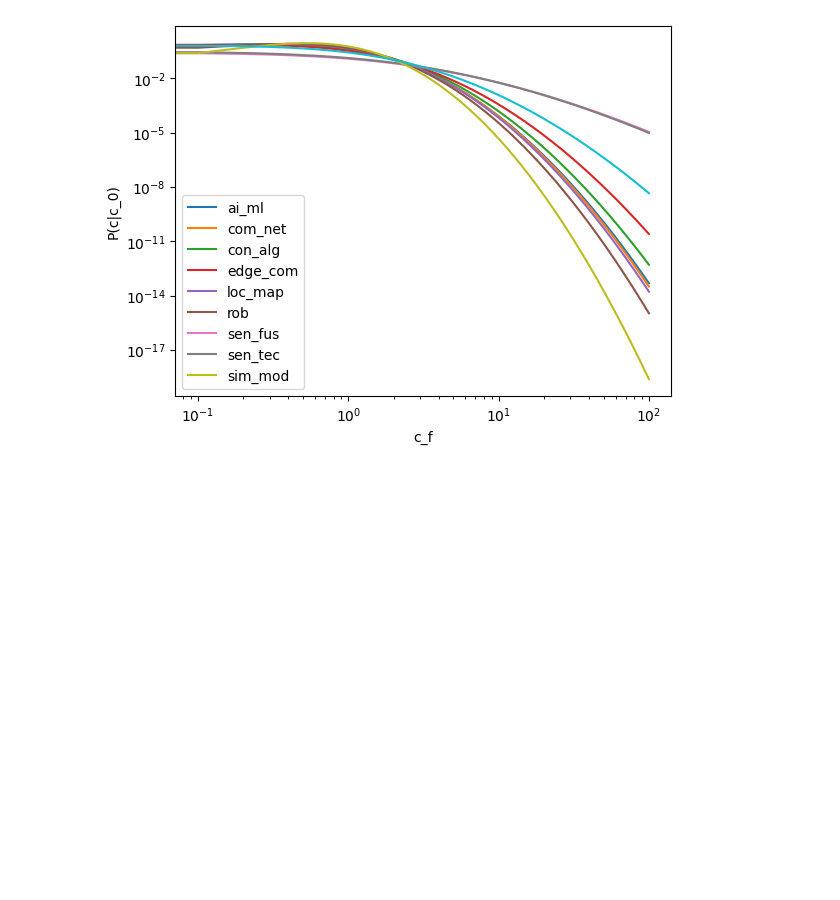
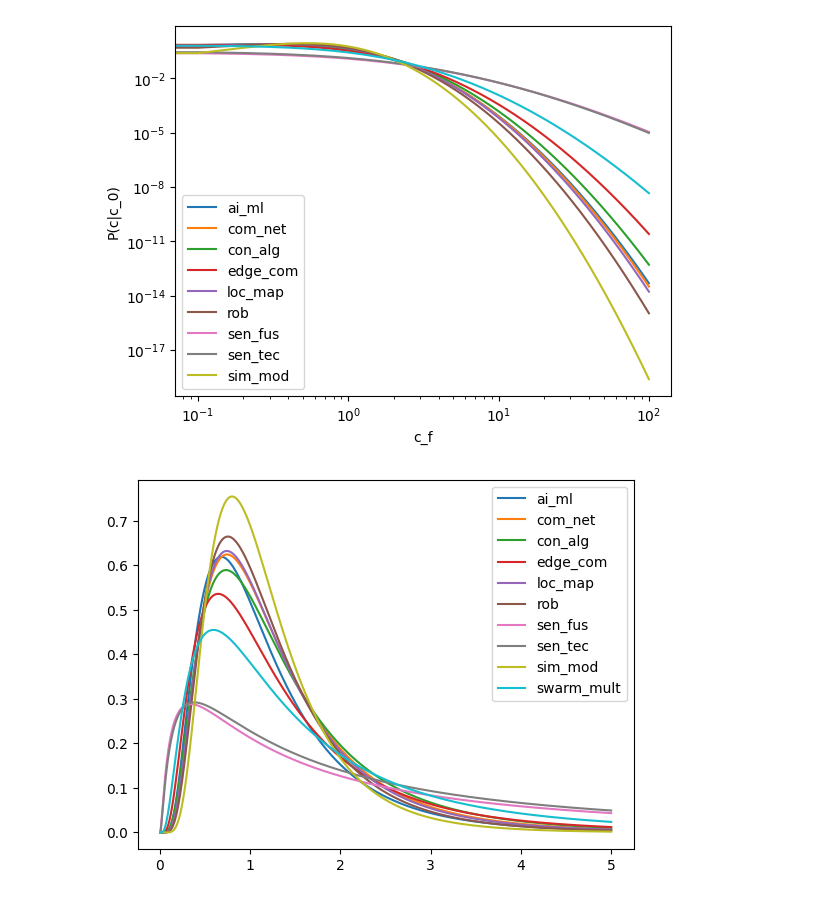
Before and after one commit to iRRe33-smk/exjobb, a Jupyter notebook: citation_analysis/citation_analysis.ipynb, the cells around one changed output. Drawn from its saved outputs; the diff is of its cells as text; code cells hidden in the pictures; blank space fills up the shorter version.

```diff
--- a/citation_analysis/citation_analysis.ipynb
+++ b/citation_analysis/citation_analysis.ipynb
@@ -45,7 +45,9 @@ def get_opti_fun(df):
       # extract parameters
       mu, sigma = parameters
       # Calculate the log-likelihood for normal distribution
-      LL = np.sum(stats.norm.logpdf(df['log_c_f'], loc=mu, scale=sigma))
+      ##LL = np.sum(stats.norm.logpdf(df['log_c_f'], loc=mu, scale=sigma))
+      LL = np.sum(stats.norm.logpdf(x=df["log_c_f"], loc = mu, scale = sigma))
+
       # Calculate the negative log-likelihood
       neg_LL = -1*LL
       return neg_LL
@@ -138,7 +140,36 @@ def plot_dist(dataSets, parameters=parameters):
         plt.xscale("log")
         plt.yscale("log")
         plt.plot(x,dist.pdf(x))
+# %%
+def plot_dist2(dataSets, parameters=parameters):
+
+    key_names = ["ai_ml", "com_net", "con_alg", "edge_com", "loc_map", "rob", "sen_fus", "sen_tec", "sim_mod", "swarm_mult"]
+
+    for index, df in enumerate(dataSets):
+        mu = parameters[key_names[index]]["mu"]
+        sigma = parameters[key_names[index]]["sigma"]
+        dist = stats.norm(loc=mu, scale = sigma)
+
+        x = np.linspace(-2,5,2000)
+
+        p = dist.pdf(np.log(x))
+
+
+        plt.plot(x,p)
+        plt.legend(key_names, )
+
+
+        # plt.xlabel("c_f")
+        # plt.ylabel("P(c|c_0)")
+        # plt.legend(key_names, )
+        # #plt.xscale("log")
+        # #plt.yscale("log")
+        # plt.plot(x,dist.pdf(x))
 # %%
 plot_dist(dataSets)
 # %% [output]
 [figure]
+# %%
+plot_dist2(dataSets)
+# %% [output]
+[figure, added]
```
Also changed, not shown: parts of 2 cells of this notebook, 2 other files.
